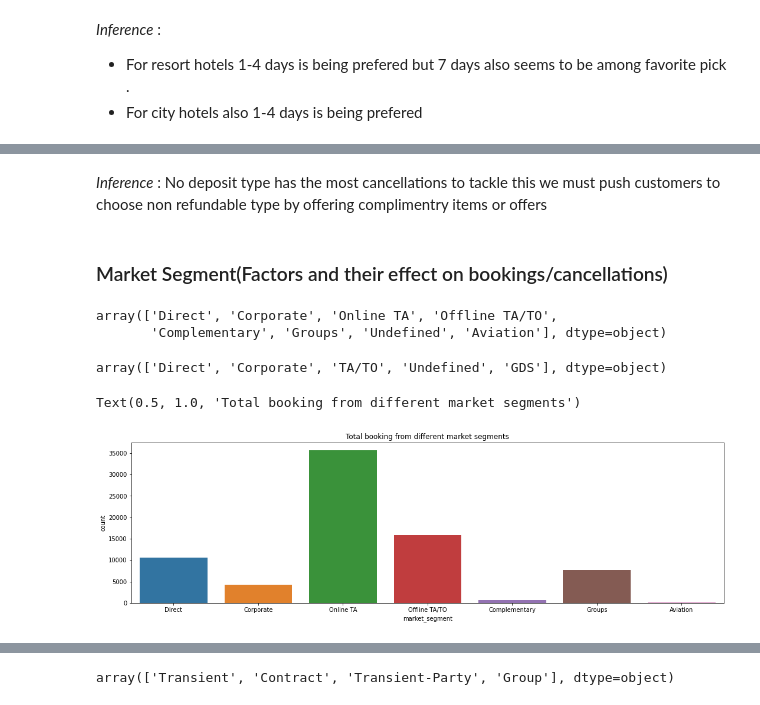
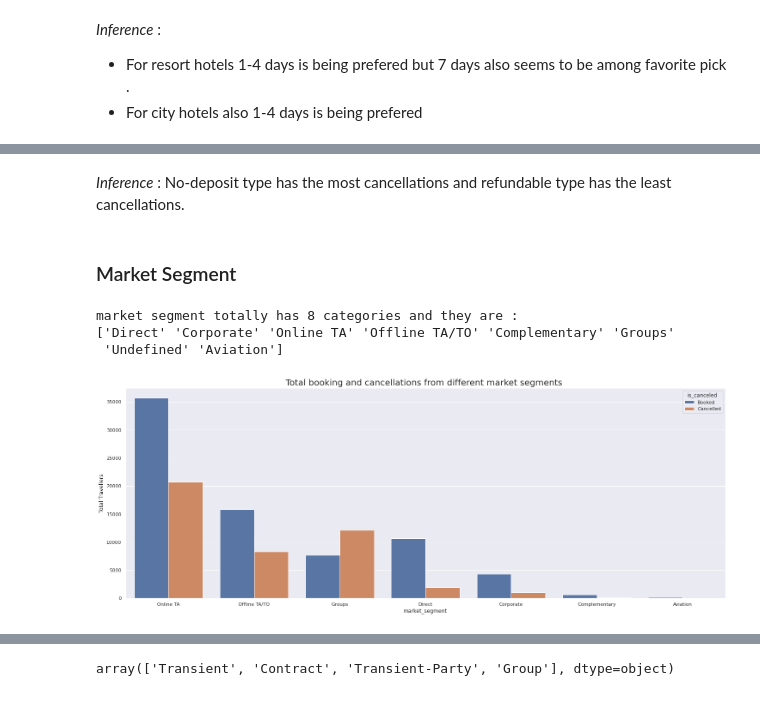
Before and after one commit to Sukruthr/Hotel-Booking-Data-EDA, a Jupyter notebook: EDA_HBD.ipynb, the cells around one changed output, grey strips where cells are left out. Cells and saved outputs as stored; diff of their text form; code cells hidden in the pictures.

```diff
--- a/EDA_HBD.ipynb
+++ b/EDA_HBD.ipynb
@@ -207,11 +209,10 @@ so from the above table we can see that children, country, agent and comapny hav
 # %%
 # replacing these missing values
 
-# children - with 0
-# agent - if no agency is given then it was booked without one
+# children - with 0 signifying no child
 # company - if none is given, most likely it was a private
 # country - if none are given then it will be set to its mode
-nan_replacements = {'children': 0.0,"country": df['country'].mode().values[0], "agent": 0, "company": 0}
+nan_replacements = {'children': 0.0,"country": df['country'].mode().values[0], "agent": 0}
 df.fillna(value=nan_replacements,inplace=True)
 # %%
 # cross check if there are any remaining NaN values in df
@@ -234,3 +237,19 @@ df['meal'].replace("Undefined","SC",inplace = True)
 # removing rows that contain no customers i.e 0 = children/adults/babies as this causes infity in canculations related to adr
 zero_travellers = list(df.loc[df['adults']+df['children']+df['babies'] == 0].index)
 df.drop(df.index[zero_travellers],inplace=True)
+# %%
+# both market segemnt and distribution challne contain similar data, but market_segment contains more data points hence that is being considered
+various_market_segments = df['market_segment'].unique()
+print(f'market segment include : \n{various_market_segments}\n')
+
+# distribution channel
+various_distribution_channels = df['distribution_channel'].unique()
+print(f'distribution channel include : \n{various_distribution_channels}')
+
+# as both contain similar info and market segment has more categories compared to distribution channel
+# distribution channel will be dropped
+df.drop(columns=['distribution_channel'],inplace=True)
+
+# dropping company column as it consits of lot of null values
+# agent - if no agency is given then it was booked without one
+df.drop(columns=['company'],inplace=True)
@@ -502,28 +611,34 @@ fig.show()
 # %% [output]
 [interactive output not drawn]
 # %% [markdown]
-*Inference* : No deposit type has the most cancellations to tackle this we must push customers to choose non refundable type by offering complimentry items or offers
+*Inference* : No-deposit type has the most cancellations and refundable type has the least cancellations.
 # %% [markdown]
-### Market Segment(Factors and their effect on bookings/cancellations)
+### Market Segment
-# %%
-df['market_segment'].unique()
-# %% [output]
-array(['Direct', 'Corporate', 'Online TA', 'Offline TA/TO',
-       'Complementary', 'Groups', 'Undefined', 'Aviation'], dtype=object)
-# %%
-df['distribution_channel'].unique()
-# %% [output]
-array(['Direct', 'Corporate', 'TA/TO', 'Undefined', 'GDS'], dtype=object)
+# %%
+# market segemnt and it's unique values
+print(f'market segment totally has {len(various_market_segments)} categories and they are : \n{various_market_segments}')
+# %% [output]
+market segment totally has 8 categories and they are :
+['Direct' 'Corporate' 'Online TA' 'Offline TA/TO' 'Complementary' 'Groups'
+ 'Undefined' 'Aviation']
 # %%
 # both market segemnt and distribution challne contain similar data, but market_segment contains more data points hence that is being considered
-# all categoriesof market segment are chosen except undefined
-bookings_market_segment = df[(df['market_segment']!='Undefined')& (df['is_canceled']==0)]
+# all categories of market segment are chosen except undefined
+bookings_market_segment = df[(df['market_segment']!='Undefined')]
 
 # plot this data
-countplt = plt.subplots(figsize = (18,5))
-p_bms_booked = sns.countplot(data = bookings_market_segment, x = 'market_segment')
-p_bms_booked.set_title('Total booking from different market segments')
-# use plot below
+sns.set_theme(style="darkgrid",font='sans-serif')
+plt.figure(figsize=(25, 9)) # set size
+
+# create a count plot and cretate an ordered plot
+ax = sns.countplot(data = bookings_market_segment,hue='is_canceled', x = 'market_segment',order=bookings_market_segment['market_segment'].value_counts().index)
+# set title
+ax.set_title('Total booking and cancellations from different market segments ',fontsize=20)
+ax.set(ylabel='Total Travellers')
+# set legends change 0 & 1 - bookings and cancellations
+leg = ax.get_legend()
+labs = leg.texts
+labs[0].set_text("Booked")
+labs[1].set_text("Cancelled")
 # %% [output]
-Text(0.5, 1.0, 'Total booking from different market segments')
-[figure, old version]
+[figure, new version]
```
Also changed, not shown: parts of 136 cells of this notebook.
